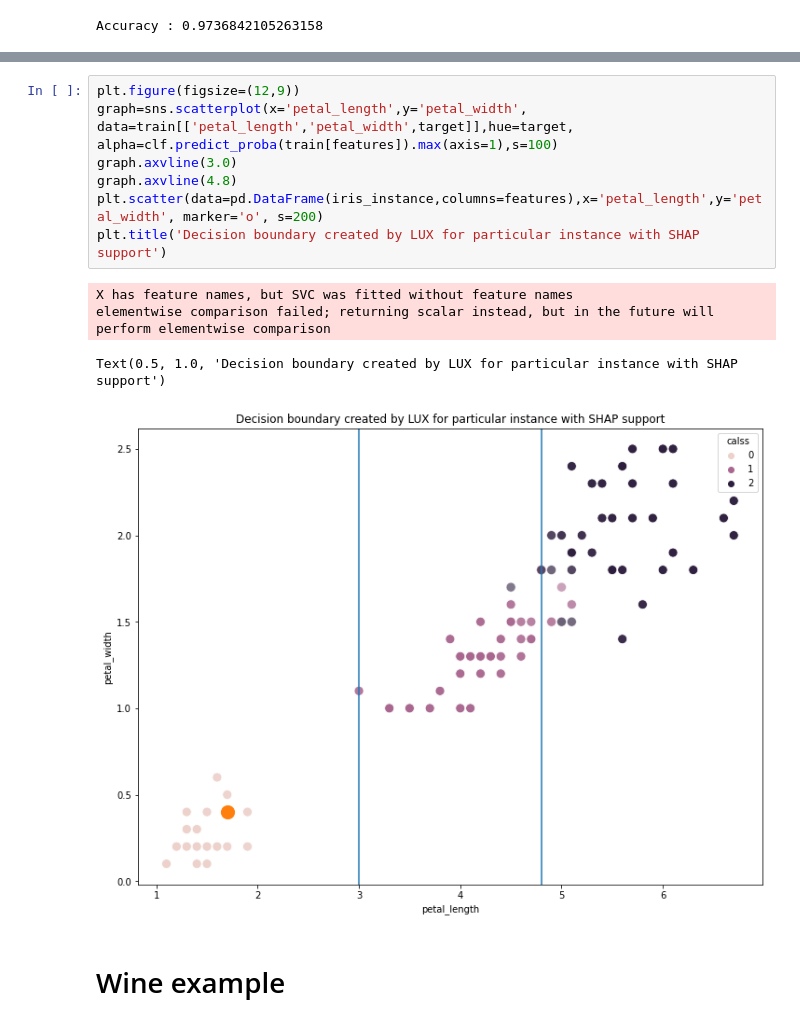
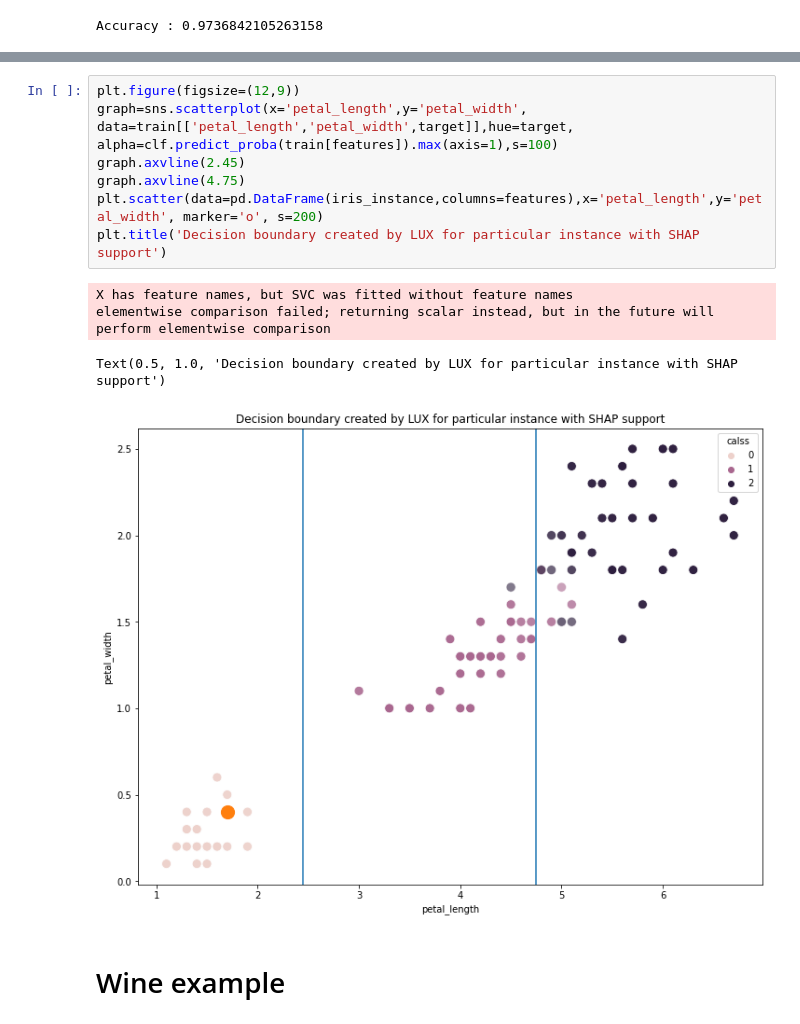
Before and after one commit to sbobek/lux, a Jupyter notebook: lux_usage_example_shap.ipynb, the cells around one changed output, grey strips where cells are left out. Saved outputs shown, nothing was run; the diff lists cells and outputs as text.

```diff
--- a/lux_usage_example_shap.ipynb
+++ b/lux_usage_example_shap.ipynb
@@ -234,15 +236,15 @@ graphviz.Source.from_file('tree.dot')
 # %%
 plt.figure(figsize=(12,9))
 graph=sns.scatterplot(x='petal_length',y='petal_width', data=train[['petal_length','petal_width',target]],hue=target, alpha=clf.predict_proba(train[features]).max(axis=1),s=100)
-graph.axvline(3.0)
-graph.axvline(4.8)
+graph.axvline(2.45)
+graph.axvline(4.75)
 plt.scatter(data=pd.DataFrame(iris_instance,columns=features),x='petal_length',y='petal_width', marker='o', s=200)
 plt.title('Decision boundary created by LUX for particular instance with SHAP support')
 # %% [output]
 X has feature names, but SVC was fitted without feature names
 elementwise comparison failed; returning scalar instead, but in the future will perform elementwise comparison
 Text(0.5, 1.0, 'Decision boundary created by LUX for particular instance with SHAP support')
-[figure, old version]
+[figure, new version]
 # %% [markdown]
 # Wine example
 # %%
```
Also changed, not shown: parts of 29 cells of this notebook, 6 other files.
